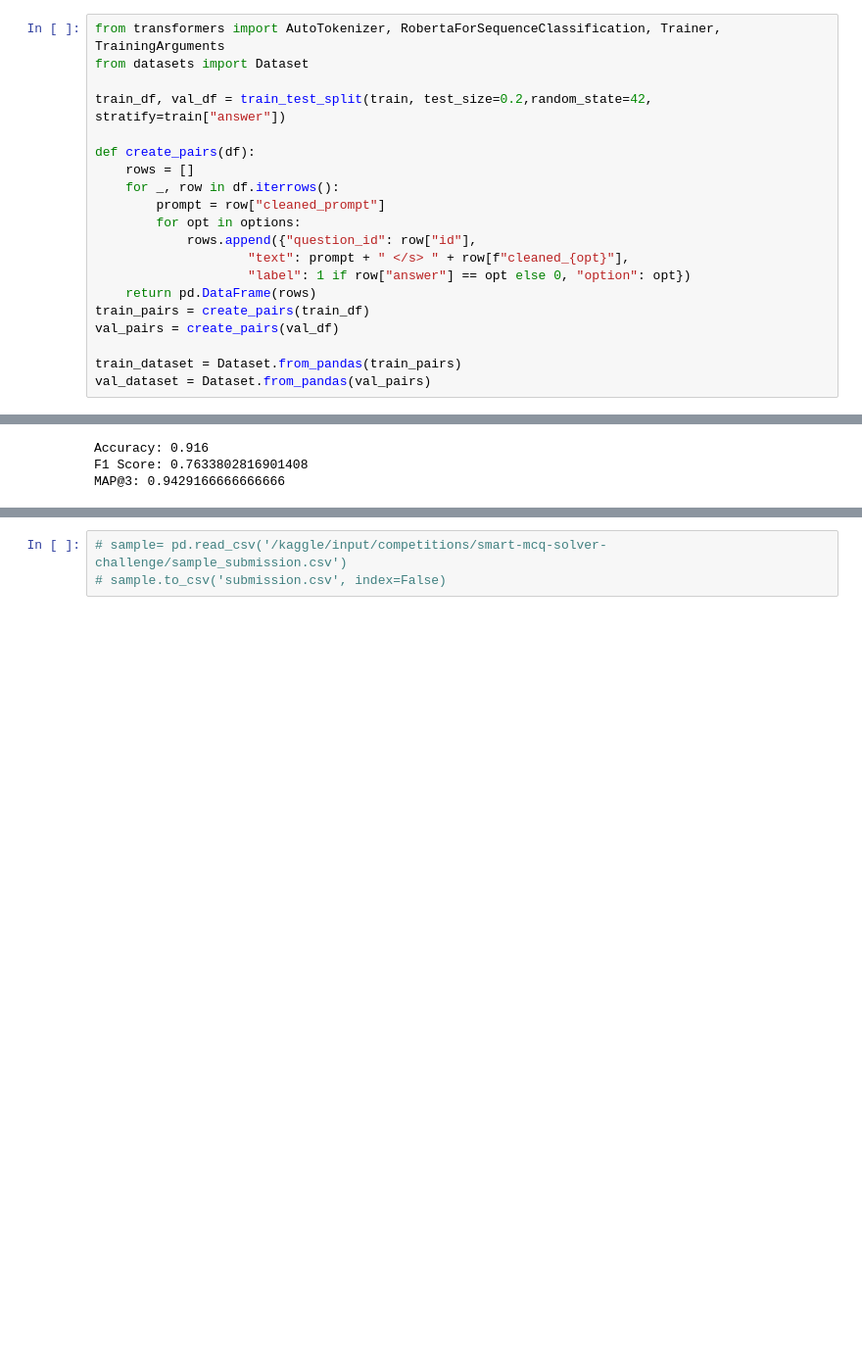
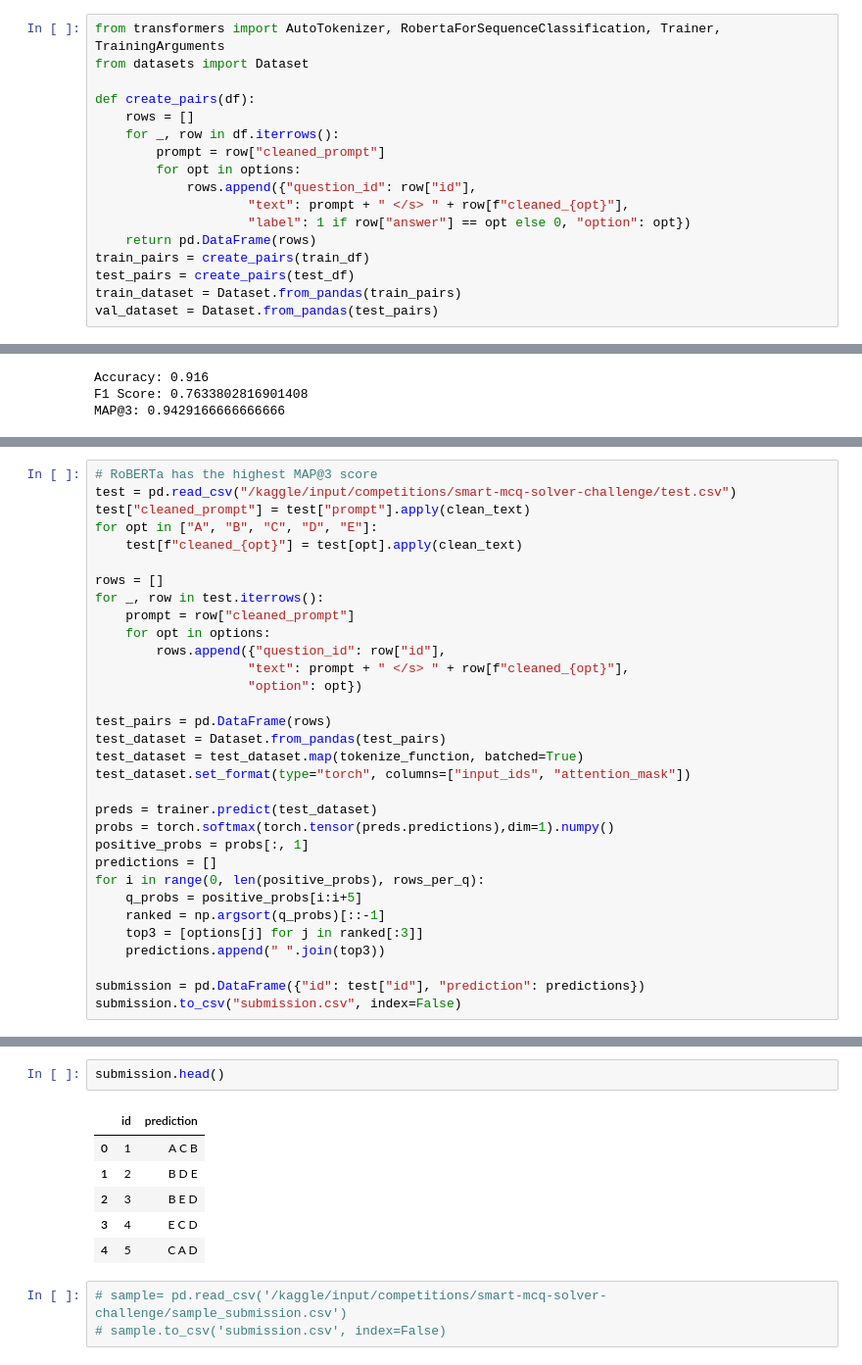
Before and after one commit to SatwikaR-2528/smart-mcq-solver, a Jupyter notebook: DL-24f3004475-notebook-t22026.ipynb, the cells around one changed output, grey strips where cells are left out. Shown at 98% size. Drawn from its saved outputs; the diff is of its cells as text; blank space fills up the shorter version.

Commit message:
push test data predictions

```diff
--- a/DL-24f3004475-notebook-t22026.ipynb
+++ b/DL-24f3004475-notebook-t22026.ipynb
@@ -187,8 +184,6 @@ torch.cuda.manual_seed_all(42)
 # %%
 from transformers import AutoTokenizer, RobertaForSequenceClassification, Trainer, TrainingArguments
 from datasets import Dataset
-
-train_df, val_df = train_test_split(train, test_size=0.2,random_state=42, stratify=train["answer"])
 
 def create_pairs(df):
     rows = []
@@ -200,10 +195,9 @@ def create_pairs(df):
                     "label": 1 if row["answer"] == opt else 0, "option": opt})
     return pd.DataFrame(rows)
 train_pairs = create_pairs(train_df)
-val_pairs = create_pairs(val_df)
-
+test_pairs = create_pairs(test_df)
 train_dataset = Dataset.from_pandas(train_pairs)
-val_dataset = Dataset.from_pandas(val_pairs)
+val_dataset = Dataset.from_pandas(test_pairs)
 # %%
 tokenizer = AutoTokenizer.from_pretrained("roberta-base")
 
@@ -475,0 +386,32 @@ submission.to_csv("submission.csv", index=False)
+# %%
+# RoBERTa has the highest MAP@3 score
+test = pd.read_csv("/kaggle/input/competitions/smart-mcq-solver-challenge/test.csv")
+test["cleaned_prompt"] = test["prompt"].apply(clean_text)
+for opt in ["A", "B", "C", "D", "E"]:
+    test[f"cleaned_{opt}"] = test[opt].apply(clean_text)
+
+rows = []
+for _, row in test.iterrows():
+    prompt = row["cleaned_prompt"]
+    for opt in options:
+        rows.append({"question_id": row["id"],
+                    "text": prompt + " </s> " + row[f"cleaned_{opt}"],
+                    "option": opt})
+
+test_pairs = pd.DataFrame(rows)
+test_dataset = Dataset.from_pandas(test_pairs)
+test_dataset = test_dataset.map(tokenize_function, batched=True)
+test_dataset.set_format(type="torch", columns=["input_ids", "attention_mask"])
+
+preds = trainer.predict(test_dataset)
+probs = torch.softmax(torch.tensor(preds.predictions),dim=1).numpy()
+positive_probs = probs[:, 1]
+predictions = []
+for i in range(0, len(positive_probs), rows_per_q):
+    q_probs = positive_probs[i:i+5]
+    ranked = np.argsort(q_probs)[::-1]
+    top3 = [options[j] for j in ranked[:3]]
+    predictions.append(" ".join(top3))
+
+submission = pd.DataFrame({"id": test["id"], "prediction": predictions})
+submission.to_csv("submission.csv", index=False)
@@ -476,3 +420,12 @@ submission.to_csv("submission.csv", index=False)
+# %%
+submission.head()
+# %% [output]
+|  | id | prediction |
+| 0 | 1 | A C B |
+| 1 | 2 | B D E |
+| 2 | 3 | B E D |
+| 3 | 4 | E C D |
+| 4 | 5 | C A D |
 # %%
 # sample= pd.read_csv('/kaggle/input/competitions/smart-mcq-solver-challenge/sample_submission.csv')
 # sample.to_csv('submission.csv', index=False)
```
Also changed, not shown: parts of 19 cells of this notebook.
